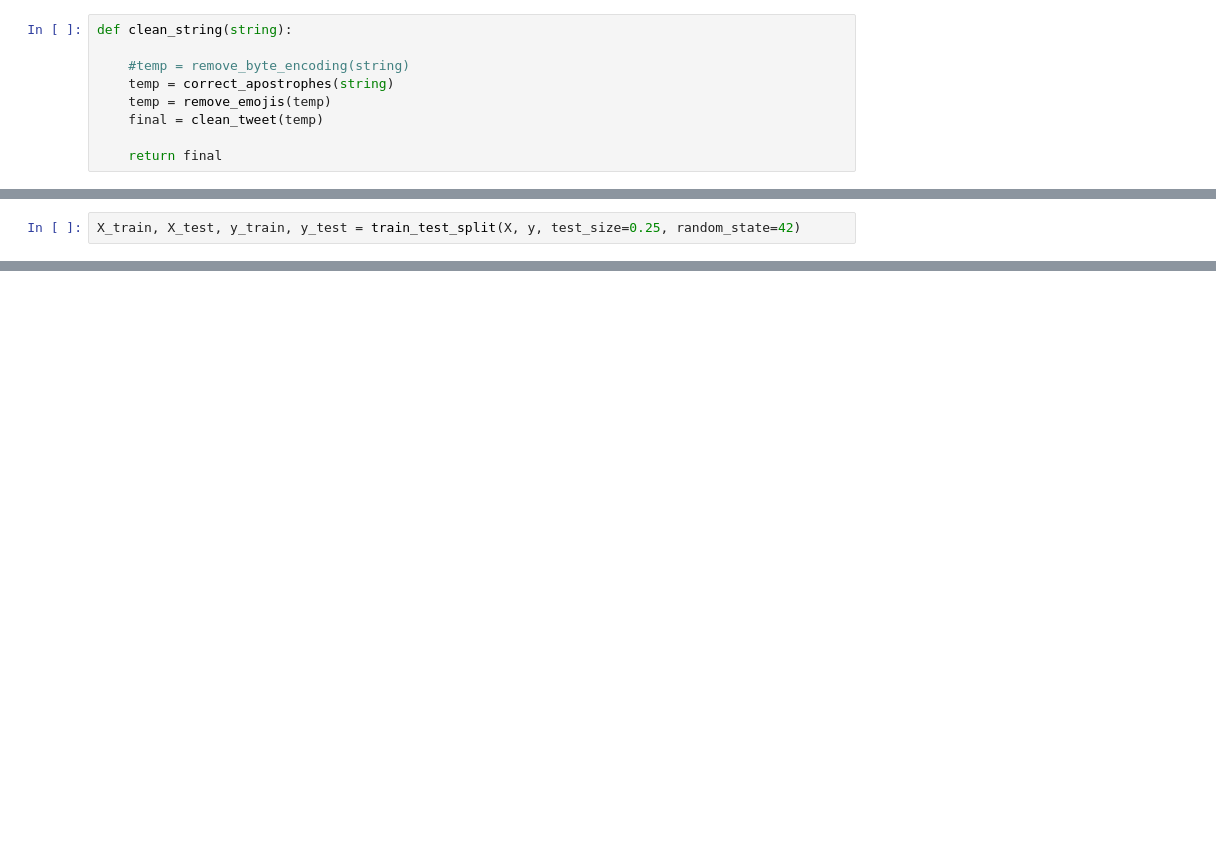
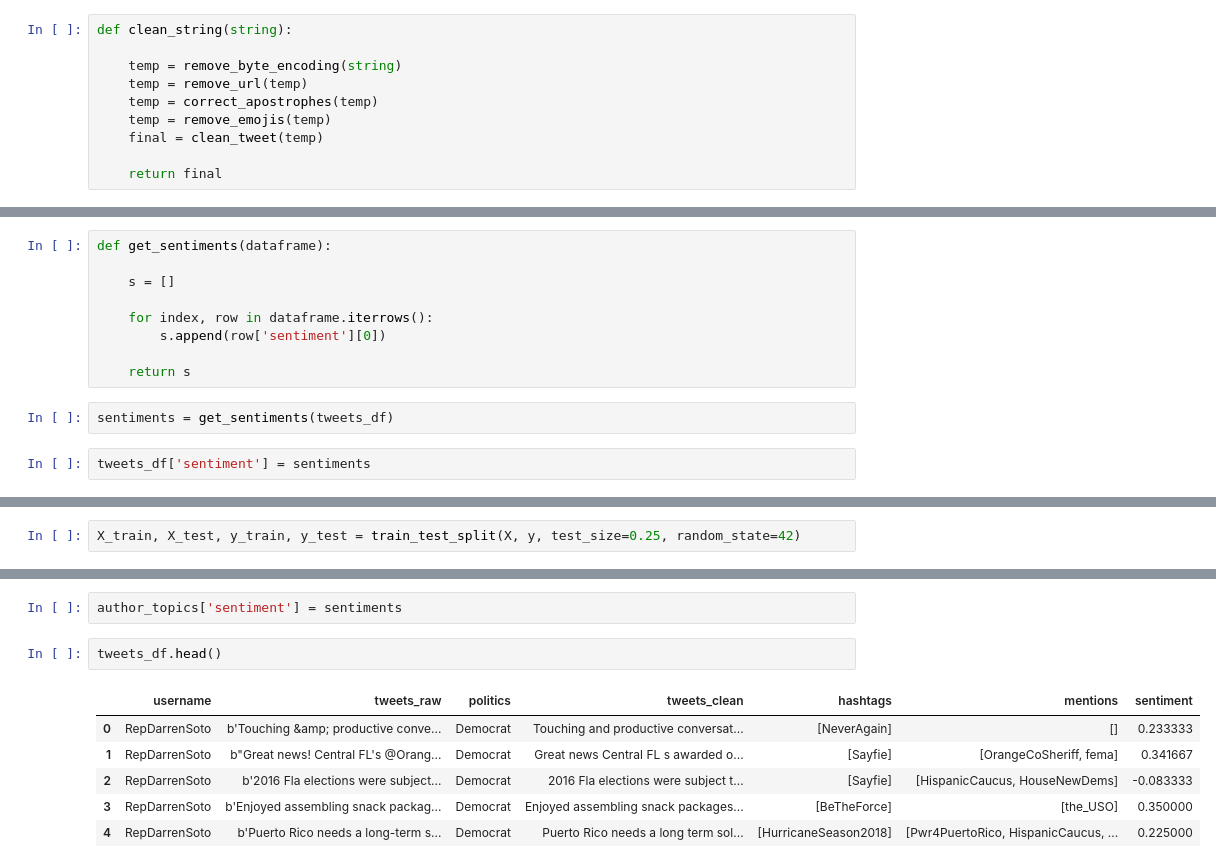
Before and after one commit to Pspanky/CS69-Final, a Jupyter notebook: Data Cleaning.ipynb, the cells around one changed output, grey strips where cells are left out. Drawn from its saved outputs; the diff is of its cells as text; blank space fills up the shorter version.

```diff
--- a/Data Cleaning.ipynb
+++ b/Data Cleaning.ipynb
@@ -94,8 +114,9 @@ def clean_tweet(tweet):
 # %%
 def clean_string(string):
 
-    #temp = remove_byte_encoding(string)
-    temp = correct_apostrophes(string)
+    temp = remove_byte_encoding(string)
+    temp = remove_url(temp)
+    temp = correct_apostrophes(temp)
     temp = remove_emojis(temp)
     final = clean_tweet(temp)
 
@@ -284,0 +426,13 @@ TypeError: doc2bow expects an array of unicode tokens on input, not a single str
+# %%
+def get_sentiments(dataframe):
+
+    s = []
+
+    for index, row in dataframe.iterrows():
+        s.append(row['sentiment'][0])
+
+    return s
+# %%
+sentiments = get_sentiments(tweets_df)
+# %%
+tweets_df['sentiment'] = sentiments
@@ -293,0 +873,11 @@ X_train, X_test, y_train, y_test = train_test_split(X, y, test_size=0.25, random
+# %%
+author_topics['sentiment'] = sentiments
+# %%
+tweets_df.head()
+# %% [output]
+|  | username | tweets_raw | politics | tweets_clean | hashtags | mentions | sentiment |
+| 0 | RepDarrenSoto | b'Touching &amp; productive conve... | Democrat | Touching and productive conversat... | [NeverAgain] | [] | 0.233333 |
+| 1 | RepDarrenSoto | b"Great news! Central FL's @Orang... | Democrat | Great news Central FL s awarded o... | [Sayfie] | [OrangeCoSheriff, fema] | 0.341667 |
+| 2 | RepDarrenSoto | b'2016 Fla elections were subject... | Democrat | 2016 Fla elections were subject t... | [Sayfie] | [HispanicCaucus, HouseNewDems] | -0.083333 |
+| 3 | RepDarrenSoto | b'Enjoyed assembling snack packag... | Democrat | Enjoyed assembling snack packages... | [BeTheForce] | [the_USO] | 0.350000 |
+| 4 | RepDarrenSoto | b'Puerto Rico needs a long-term s... | Democrat | Puerto Rico needs a long term sol... | [HurricaneSeason2018] | [Pwr4PuertoRico, HispanicCaucus, ... | 0.225000 |
```
Also changed, not shown: parts of 123 cells of this notebook, 2 other files.
